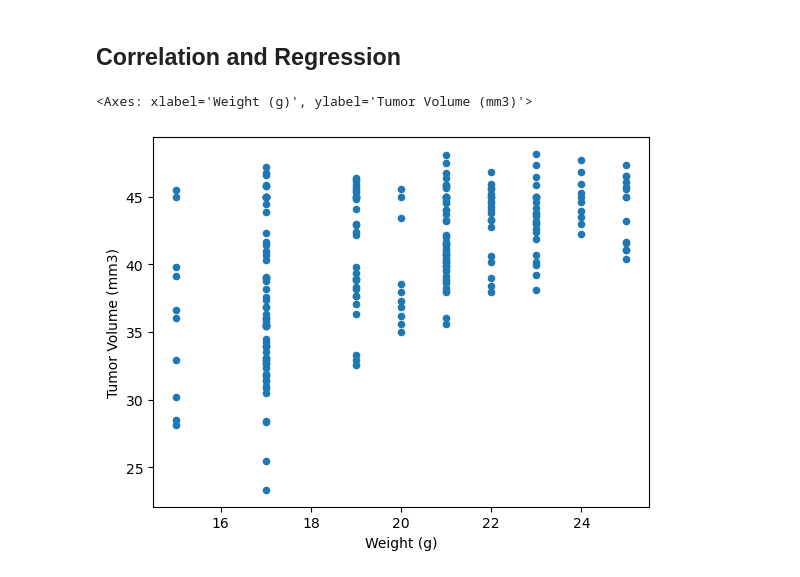
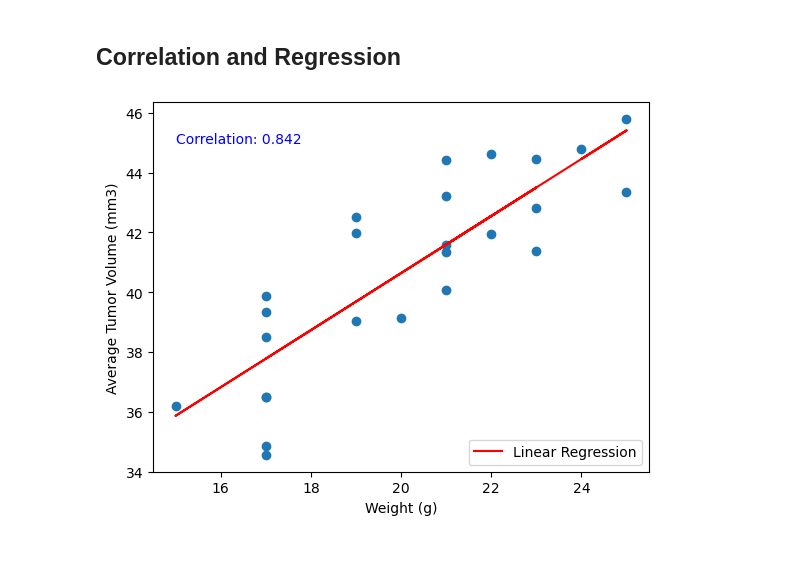
Before and after one commit to skijeng/Module_5-Challenge, a Jupyter notebook: Pymaceuticals/pymaceuticals_starter.ipynb, the cells around one changed output. Drawn from its saved outputs; the diff is of its cells as text; code cells hidden in the pictures.

```diff
--- a/Pymaceuticals/pymaceuticals_starter.ipynb
+++ b/Pymaceuticals/pymaceuticals_starter.ipynb
@@ -291,10 +335,23 @@ df_capomulin
 # %% [markdown]
 ## Correlation and Regression
-# %%
-# Calculate the correlation coefficient and a linear regression model
-# for mouse weight and average observed tumor volume for the entire Capomulin regimen
-
-df_capomulin.plot.scatter(x = "Weight (g)" , y = "Tumor Volume (mm3)")
-# %% [output]
-<Axes: xlabel='Weight (g)', ylabel='Tumor Volume (mm3)'>
-[figure, removed]
+# %%
+# Calculate the correlation coefficient and a linear regression model
+# for mouse weight and average observed tumor volume for the entire Capomulin regimen
+
+plt.scatter(df_avg['Weight (g)'], df_avg['avg_volume'])
+
+m, b = np.polyfit(df_avg['Weight (g)'], df_avg['avg_volume'], 1)
+
+plt.plot(df_avg['Weight (g)'], m * df_avg['Weight (g)'] + b, color = 'red', label = 'Linear Regression')
+
+
+correlation_coefficient, _ = pearsonr(df_avg['Weight (g)'], df_avg['avg_volume'])
+plt.text(df_avg['Weight (g)'].min(), df_avg['Tumor Volume (mm3)'].max(), f'Correlation: {correlation_coefficient:.3f}', color = 'blue')
+
+plt.xlabel('Weight (g)')
+plt.ylabel('Average Tumor Volume (mm3)')
+
+plt.legend(loc='lower right')
+plt.show()
+# %% [output]
+[figure, added]
```
Also changed, not shown: parts of 7 cells of this notebook.
